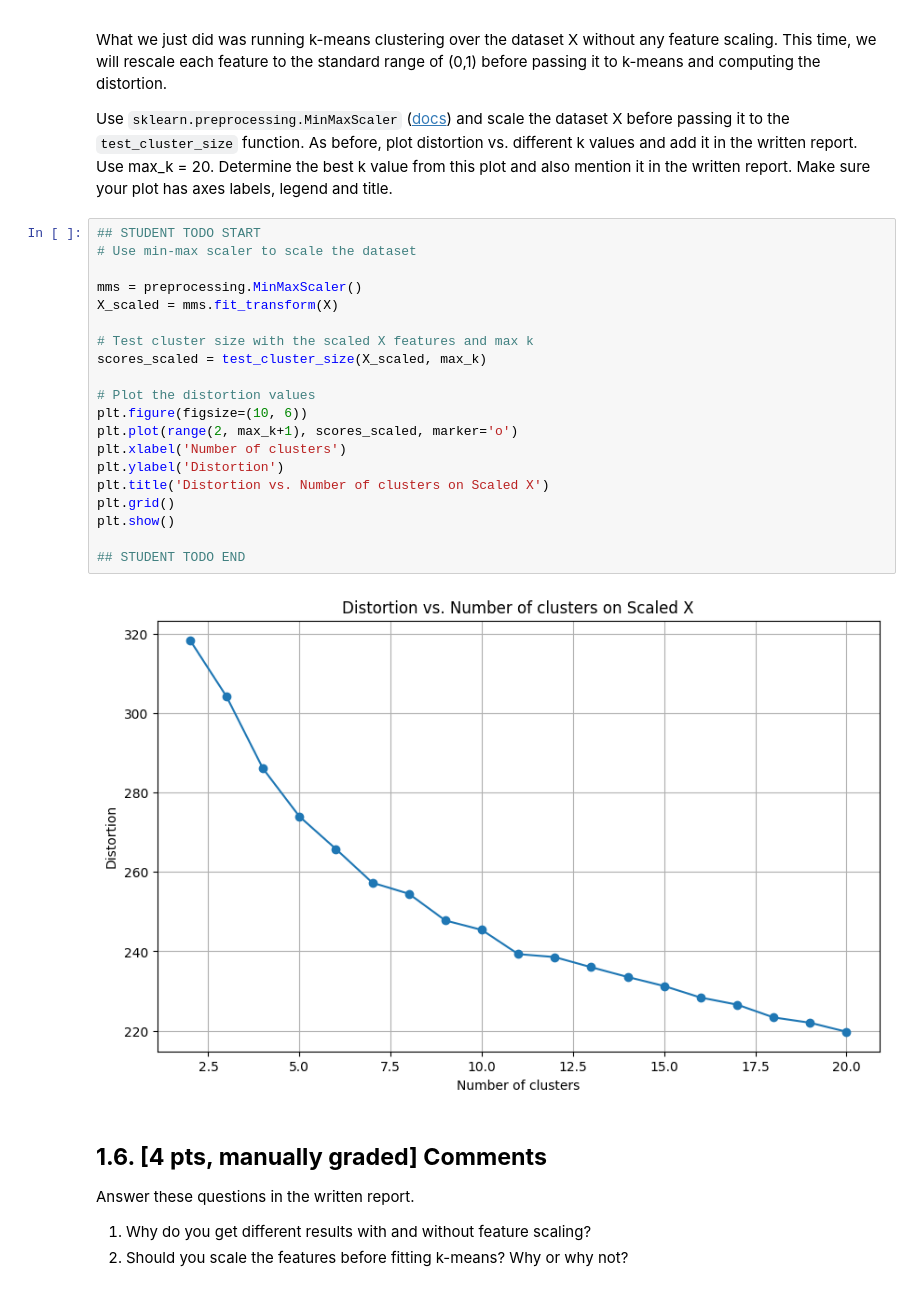
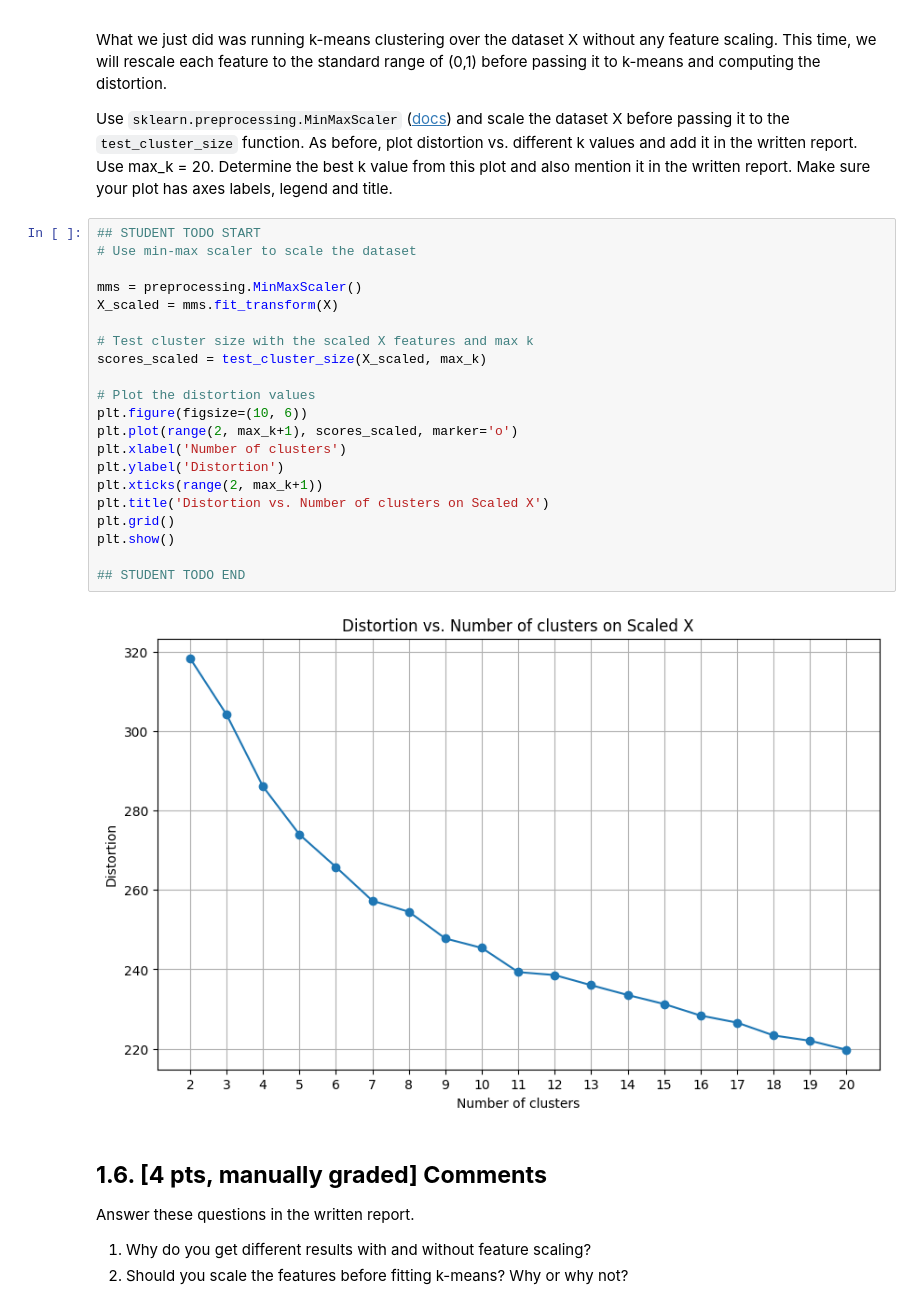
Before and after one commit to alan-w25/cis-5190, a Jupyter notebook: hw/hw3/coding/CIS_5190_Alan_Wu_HW3_Student_Version.ipynb, the cells around one changed output. Drawn from its saved outputs; the diff is of its cells as text.

```diff
--- a/hw/hw3/coding/CIS_5190_Alan_Wu_HW3_Student_Version.ipynb
+++ b/hw/hw3/coding/CIS_5190_Alan_Wu_HW3_Student_Version.ipynb
@@ -456,25 +449,26 @@ Use `sklearn.preprocessing.MinMaxScaler` ([docs](https://scikit-learn.org/stable
 # %%
 ## STUDENT TODO START
 # Use min-max scaler to scale the dataset
 
 mms = preprocessing.MinMaxScaler()
 X_scaled = mms.fit_transform(X)
 
 # Test cluster size with the scaled X features and max k
 scores_scaled = test_cluster_size(X_scaled, max_k)
 
 # Plot the distortion values
 plt.figure(figsize=(10, 6))
 plt.plot(range(2, max_k+1), scores_scaled, marker='o')
 plt.xlabel('Number of clusters')
 plt.ylabel('Distortion')
+plt.xticks(range(2, max_k+1))
 plt.title('Distortion vs. Number of clusters on Scaled X')
 plt.grid()
 plt.show()
 
 ## STUDENT TODO END
 # %% [output]
-[figure, old version]
+[figure, new version]
 # %% [markdown]
 ## **1.6. [4 pts, manually graded] Comments**
 
```
Also changed, not shown: parts of 2 cells of this notebook, 12 other files.
